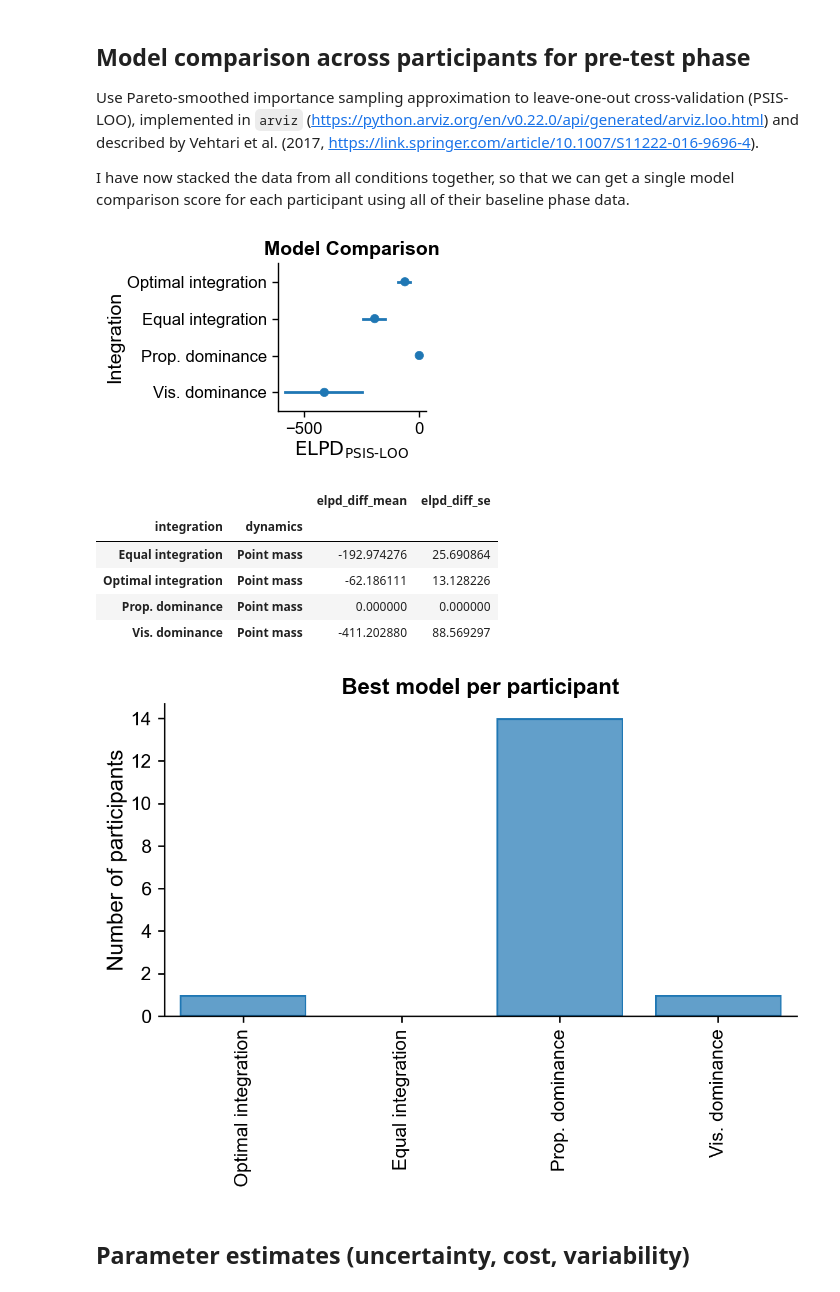
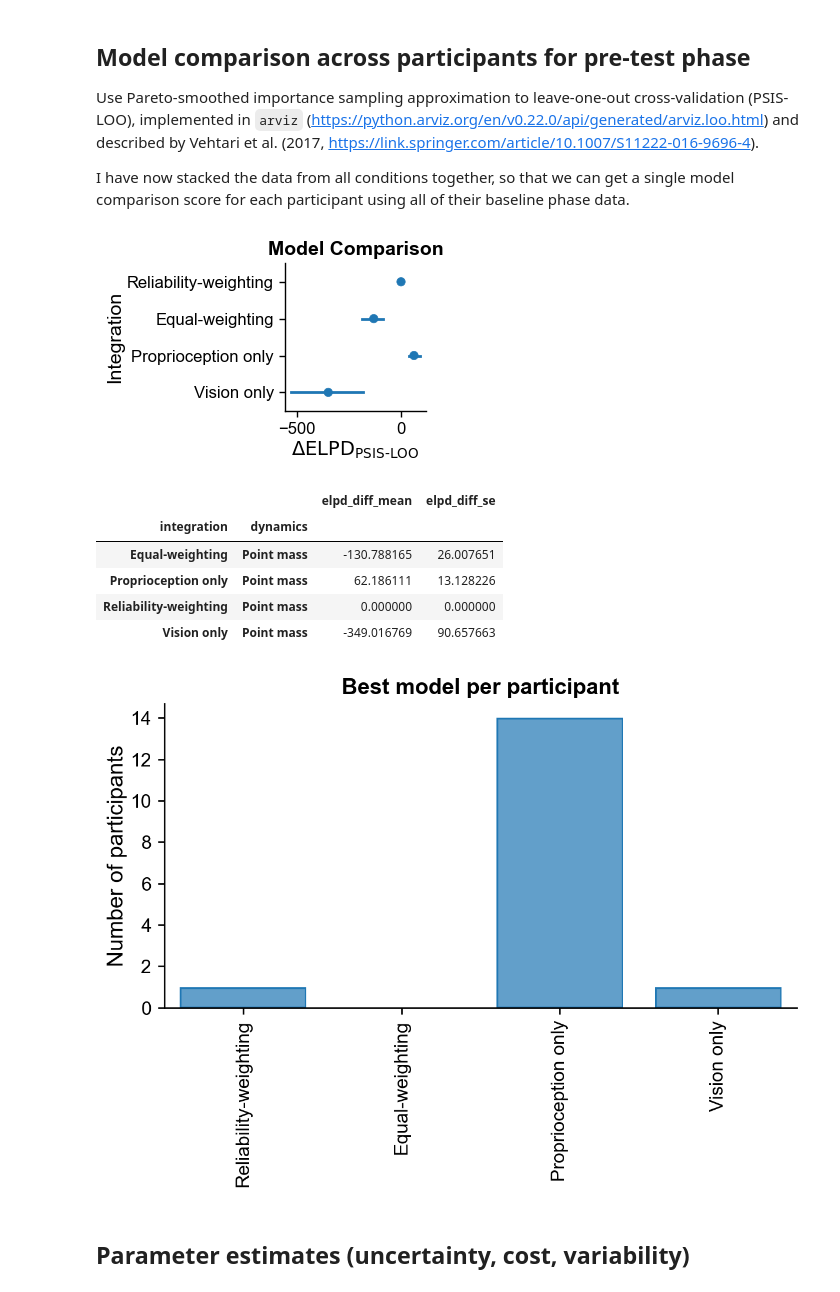
Before and after one commit to dominikstrb/cpp-proprioception, a Jupyter notebook: notebooks/MultisensoryModelResults.ipynb, the cells around one changed output. Saved outputs shown, nothing was run; the diff lists cells and outputs as text; code cells hidden in the pictures.

```diff
--- a/notebooks/MultisensoryModelResults.ipynb
+++ b/notebooks/MultisensoryModelResults.ipynb
@@ -59,10 +63,10 @@ participants = loo_df["participant"].unique()
 
 # rename integration type column for nicer visualization
 integration_name = {
-    "optimal": "Optimal integration",
-    "equal_integration": "Equal integration",
-    "no_integration": "Prop. dominance",
-    "vision_only": "Vis. dominance",
+    "optimal": "Reliability-weighting",
+    "equal_integration": "Equal-weighting",
+    "no_integration": "Proprioception only",
+    "vision_only": "Vision only",
 }
 loo_df["integration"] = loo_df["integration"].map(integration_name)
 
@@ -73,10 +77,10 @@ loo_df["dynamics"] = loo_df["model"].map(
 loo_df = loo_df[loo_df["dynamics"] == "Point mass"]  # only keep point mass dynamics for now
 
 # create fixed order of models for plotting and set up color palette
-model_order = ["Optimal integration", "Equal integration", "Prop. dominance", "Vis. dominance"]
+model_order = ["Reliability-weighting", "Equal-weighting", "Proprioception only", "Vision only"]
 palette = dict(zip(model_order, sns.color_palette("colorblind", 4)))
 
-base_model = "Prop. dominance"  # set base model for computing elpd differences
+base_model = "Reliability-weighting"  # set base model for computing elpd differences
 
 # # compute difference with respect to the "optimal" model for each participant and dynamics model
 base_elpd = loo_df.loc[loo_df["integration"] == base_model, ["participant", "dynamics", "elpd"]].rename(columns={"elpd": "base_elpd"})
@@ -85,19 +89,19 @@ loo_df["elpd_diff"] = loo_df["elpd"] - loo_df["base_elpd"]
 # %%
 g = (so.Plot(loo_df, y="integration", x="elpd_diff")
       .add(so.Dot(), so.Agg())
       # .add(so.Dot(pointsize=2), so.Jitter())
       .add(so.Range(), so.Est(func="mean", errorbar="ci"))
     #   .add(so.Range(), xmin="elpd_low", xmax="elpd_high")
       # .add(so.Dot(pointsize=2), so.Jitter())
       .layout(size=(3.5,2.5))
       .scale(y=so.Nominal(order=model_order),
              x=so.Continuous().tick(upto=2))
       # .facet(row="participant")
-      .label(x=r"$\text{ELPD}_{\text{PSIS-LOO}}$", y="Integration", color="Dynamics", title="Model Comparison")
+      .label(x=r"$\Delta\text{ELPD}_{\text{PSIS-LOO}}$", y="Integration", color="Dynamics", title="Model Comparison")
 )
 g.show()
 # %% [output]
-[figure, old version]
+[figure, new version]
 # %%
 agg_df = loo_df.groupby(["integration", "dynamics"]).agg(
     elpd_diff_mean=("elpd_diff", "mean"),
@@ -108,10 +112,10 @@ agg_df
 # %% [output]
 |  |  | elpd_diff_mean | elpd_diff_se |
 | integration | dynamics |  |  |
-| Equal integration | Point mass | -192.974276 | 25.690864 |
-| Optimal integration | Point mass | -62.186111 | 13.128226 |
-| Prop. dominance | Point mass | 0.000000 | 0.000000 |
-| Vis. dominance | Point mass | -411.202880 | 88.569297 |
+| Equal-weighting | Point mass | -130.788165 | 26.007651 |
+| Proprioception only | Point mass | 62.186111 | 13.128226 |
+| Reliability-weighting | Point mass | 0.000000 | 0.000000 |
+| Vision only | Point mass | -349.016769 | 90.657663 |
 # %%
 # get the best-fitting model per participant
 best_per_participant = (
@@ -136,7 +140,7 @@ for axis in g._figure.axes:
     axis.xaxis.set_tick_params(rotation=90)
 g
 # %% [output]
-[figure, old version]
+[figure, new version]
 # %% [markdown]
 ## Parameter estimates (uncertainty, cost, variability)
 # %%
```
Also changed, not shown: parts of 12 cells of this notebook, 19 other files.
